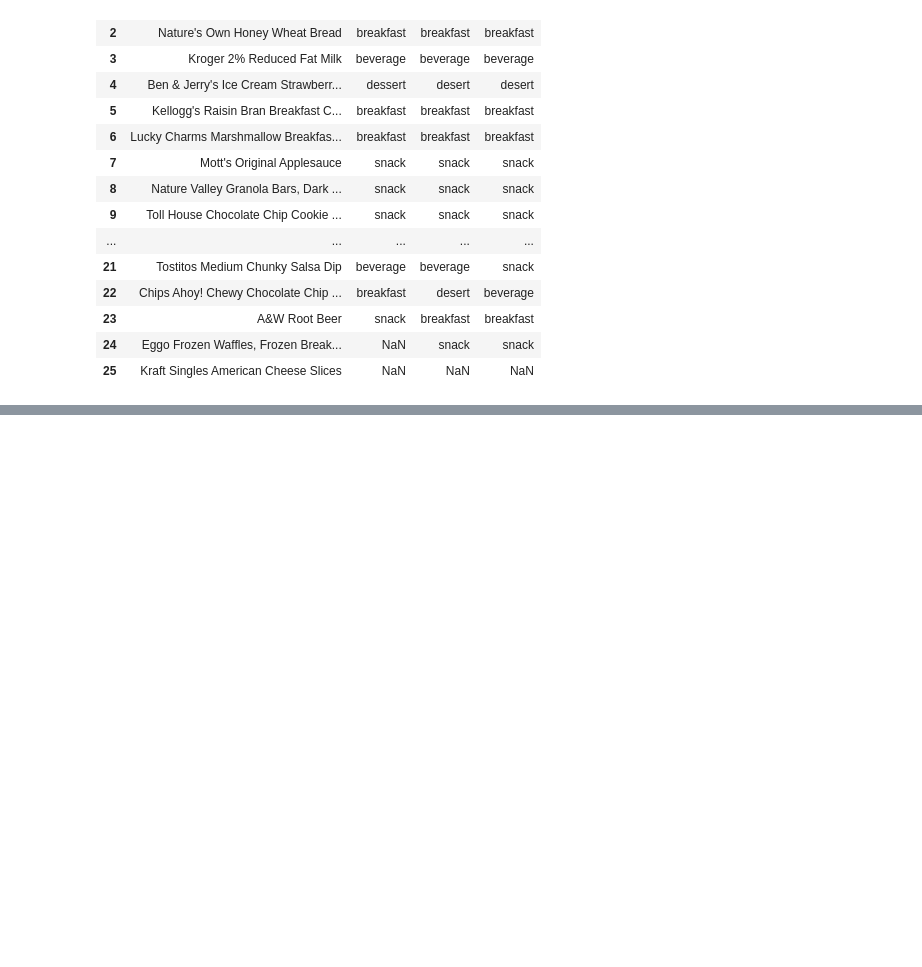
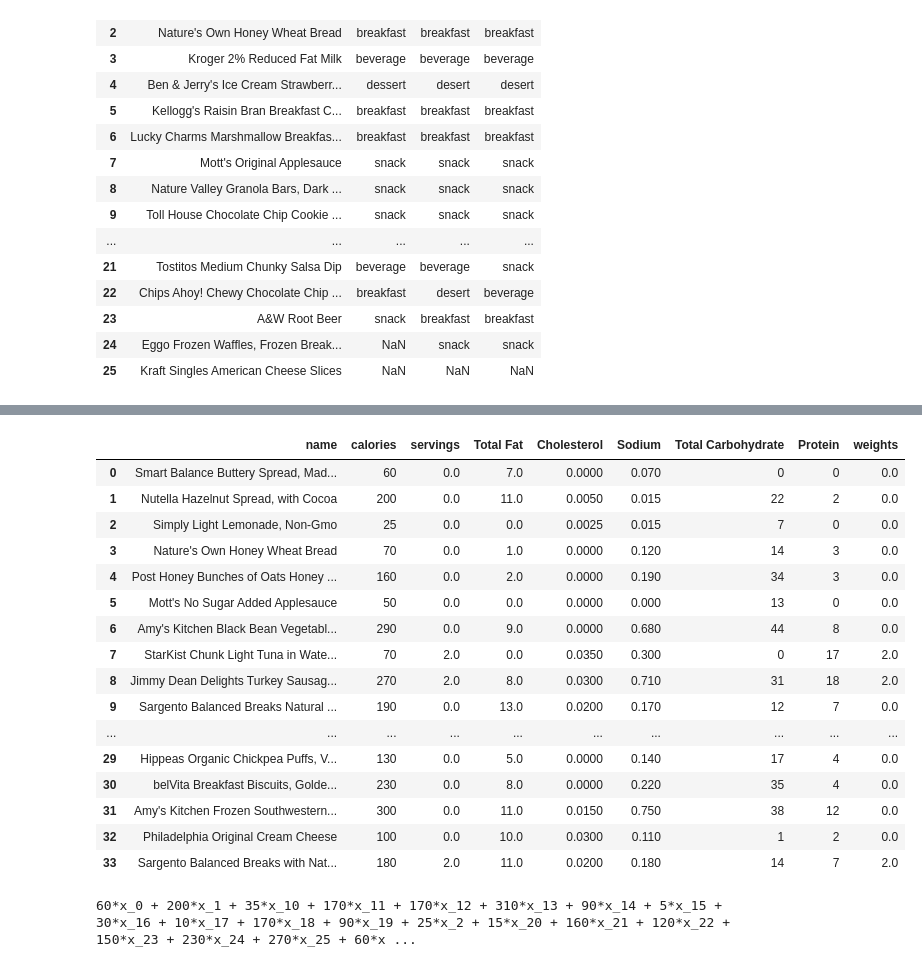
Before and after one commit to davidhaas6/meal-optimization, a Jupyter notebook: yeet.ipynb, the cells around one changed output, grey strips where cells are left out. Cells and saved outputs as stored; diff of their text form; code cells hidden in the pictures; blank space fills up the shorter version.

```diff
--- a/yeet.ipynb
+++ b/yeet.ipynb
@@ -57,3 +61,6 @@ d
 | 23 | A&W Root Beer | snack | breakfast | breakfast |
 | 24 | Eggo Frozen Waffles, Frozen Break... | NaN | snack | snack |
 | 25 | Kraft Singles American Cheese Slices | NaN | NaN | NaN |
+# %%
+foods = pd.read_csv('foods.csv',index_col=0).interpolate()
+foods.head()
@@ -59,0 +76,12 @@ d
+# %%
+diet_model = pulp.LpProblem("The_Diet_Problem", pulp.LpMaximize)
+X_dict = pulp.LpVariable.dict("x_%s", foods.name, lowBound = 0, upBound = 2, cat=pulp.LpInteger)
+X = list(X_dict.values())
+
+diet_model += foods.calories.dot(X) >= 1800
+diet_model += foods.calories.dot(X) <= 2800
+diet_model += foods.Protein.dot(X) >= 130
+diet_model += foods['Total Fat'].dot(X) >= 58
+diet_model += foods.Cholesterol.dot(X) <= 1
+
+diet_model.solve()
@@ -59,0 +107,25 @@ d
+# %%
+foods['servings'] = [x.value() for x in X]
+foods
+# %% [output]
+|  | name | calories | servings | Total Fat | Cholesterol | Sodium | Total Carbohydrate | Protein | weights |
+| 0 | Smart Balance Buttery Spread, Mad... | 60 | 0.0 | 7.0 | 0.0000 | 0.070 | 0 | 0 | 0.0 |
+| 1 | Nutella Hazelnut Spread, with Cocoa | 200 | 0.0 | 11.0 | 0.0050 | 0.015 | 22 | 2 | 0.0 |
+| 2 | Simply Light Lemonade, Non-Gmo | 25 | 0.0 | 0.0 | 0.0025 | 0.015 | 7 | 0 | 0.0 |
+| 3 | Nature's Own Honey Wheat Bread | 70 | 0.0 | 1.0 | 0.0000 | 0.120 | 14 | 3 | 0.0 |
+| 4 | Post Honey Bunches of Oats Honey ... | 160 | 0.0 | 2.0 | 0.0000 | 0.190 | 34 | 3 | 0.0 |
+| 5 | Mott's No Sugar Added Applesauce | 50 | 0.0 | 0.0 | 0.0000 | 0.000 | 13 | 0 | 0.0 |
+| 6 | Amy's Kitchen Black Bean Vegetabl... | 290 | 0.0 | 9.0 | 0.0000 | 0.680 | 44 | 8 | 0.0 |
+| 7 | StarKist Chunk Light Tuna in Wate... | 70 | 2.0 | 0.0 | 0.0350 | 0.300 | 0 | 17 | 2.0 |
+| 8 | Jimmy Dean Delights Turkey Sausag... | 270 | 2.0 | 8.0 | 0.0300 | 0.710 | 31 | 18 | 2.0 |
+| 9 | Sargento Balanced Breaks Natural ... | 190 | 0.0 | 13.0 | 0.0200 | 0.170 | 12 | 7 | 0.0 |
+| ... | ... | ... | ... | ... | ... | ... | ... | ... | ... |
+| 29 | Hippeas Organic Chickpea Puffs, V... | 130 | 0.0 | 5.0 | 0.0000 | 0.140 | 17 | 4 | 0.0 |
+| 30 | belVita Breakfast Biscuits, Golde... | 230 | 0.0 | 8.0 | 0.0000 | 0.220 | 35 | 4 | 0.0 |
+| 31 | Amy's Kitchen Frozen Southwestern... | 300 | 0.0 | 11.0 | 0.0150 | 0.750 | 38 | 12 | 0.0 |
+| 32 | Philadelphia Original Cream Cheese | 100 | 0.0 | 10.0 | 0.0300 | 0.110 | 1 | 2 | 0.0 |
+| 33 | Sargento Balanced Breaks with Nat... | 180 | 2.0 | 11.0 | 0.0200 | 0.180 | 14 | 7 | 2.0 |
+# %%
+foods.calories.dot(list(x.values())) >= 1800
+# %% [output]
+60*x_0 + 200*x_1 + 35*x_10 + 170*x_11 + 170*x_12 + 310*x_13 + 90*x_14 + 5*x_15 + 30*x_16 + 10*x_17 + 170*x_18 + 90*x_19 + 25*x_2 + 15*x_20 + 160*x_21 + 120*x_22 + 150*x_23 + 230*x_24 + 270*x_25 + 60*x ...
```
Also changed, not shown: parts of 5 cells of this notebook, 3 other files.
